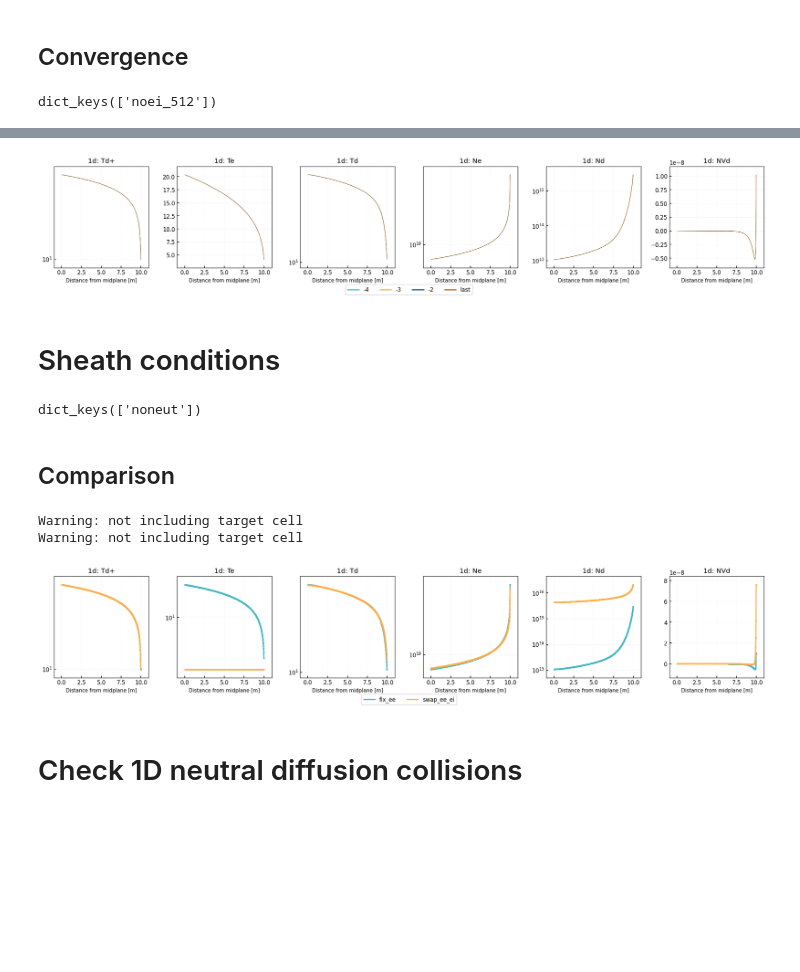
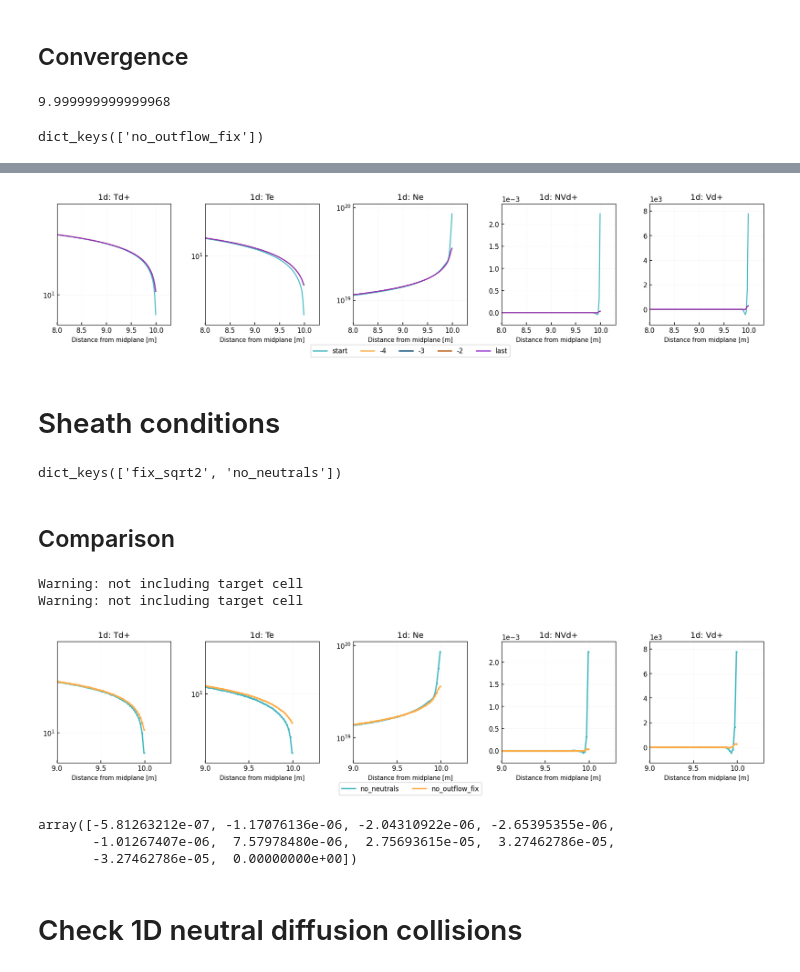
Before and after one commit to mikekryjak/notebooks, a Jupyter notebook: 131/131-2023-12-13 - selective_collisions dev.ipynb, the cells around one changed output, grey strips where cells are left out. Cells and saved outputs as stored; diff of their text form; code cells hidden in the pictures; blank space fills up the shorter version.

```diff
--- a/131/131-2023-12-13 - selective_collisions dev.ipynb
+++ b/131/131-2023-12-13 - selective_collisions dev.ipynb
@@ -56,28 +54,21 @@ db = CaseDB(
     )
 
 toload = [
-    # dict(name="master_base", id="sc3b-master_allcollisions_base", unnormalise_geom = True, use_xhermes = True),
-    # dict(name="base_visc", id="sc3c-master_allcolls_visc", unnormalise_geom = True, use_xhermes = True),
-    # dict(name="base_diff", id="sc4-3_selcoll_legacyon", unnormalise_geom = True, use_xhermes = True),
-    # dict(name="test", id="sc5-4_neut_diff_legacyoff", unnormalise_geom = True, use_xhermes = True),
-    # dict(name="master_base_nocx", id="sc3bc-nocx", unnormalise_geom = True, use_xhermes = True),
-    # dict(name="master_base_lesscoll", id="sc3bd-lesscoll", unnormalise_geom = True, use_xhermes = True),
-    # dict(name="all_legacyon", id="sc7-selcoll_condviscdiff_legon", unnormalise_geom = True, use_xhermes = True),
-    # dict(name="legacyoff_neut", id="sc7b-neutdiff_legacyoff", unnormalise_geom = True, use_xhermes = True),
-    # dict(name="legacyoff_neutcond", id="sc7c-diff_cond_legacyoff", unnormalise_geom = True, use_xhermes = True),
-    # dict(name="legacyoff_ii_ei", id="sc7cb-ions_ii_electrons_ei_only", unnormalise_geom = True, use_xhermes = True),
-    # dict(name="legacyoff_ii_ee", id="sc7cc-ions_ii_electrons_ee_only", unnormalise_geom = True, use_xhermes = True),
-    # dict(name="no_ndiff_noparcond", id="sc7cd-no_perpdiff_no_parcond", unnormalise_geom = True, use_xhermes = True),
     # dict(name="noneut", id="sc9a-ions_electrons_only", unnormalise_geom = True, use_xhermes = True, guard_replace = False),
     # dict(name="noei_cvode", id="sc9ab-no_ei", unnormalise_geom = True, use_xhermes = True, guard_replace = False),
     # dict(name="noei_beuler", id="sc9abx2-no_ei_beuler", unnormalise_geom = True, use_xhermes = True, guard_replace = False),
     # dict(name="noei_512", id="sc10-no_ei_512cells", unnormalise_geom = True, use_xhermes = True, guard_replace = False),
     # dict(name="noei_512_eiswap", id="sc10b-swap_ei_ee", unnormalise_geom = True, use_xhermes = True, guard_replace = False),
-    dict(name="fix_ee", id="sc10b-fix_ee_braginskii", unnormalise_geom = True, use_xhermes = True, guard_replace = False),
-    dict(name="swap_ee_ei", id="sc10c-swap_ee_ei", unnormalise_geom = True, use_xhermes = True, guard_replace = False),
+    # dict(name="fix_ee", id="sc10b-fix_ee_braginskii", unnormalise_geom = True, use_xhermes = True, guard_replace = False),
+    # dict(name="swap_ee_ei", id="sc10c-swap_ee_ei", unnormalise_geom = True, use_xhermes = True, guard_replace = False),
+    # dict(name="fix_sqrt2", id="sc10d-fix_ee_kappa_sqrt2", unnormalise_geom = True, use_xhermes = True, guard_replace = False),
+    dict(name="no_neutrals", id="sc10e-no_neutrals", unnormalise_geom = True, use_xhermes = True, guard_replace = False),
+    # dict(name="no_outflow", id="sc10f-also_no_outflow", unnormalise_geom = True, use_xhermes = True, guard_replace = False),
+    dict(name="no_outflow_fix", id="sc10g-fix_nooutflow_bc", unnormalise_geom = True, use_xhermes = True, guard_replace = False),
 
 ]
 
 for case in toload:
     cs[case["name"]] = Load.case_1D(db.casepaths[case["id"]], guard_replace = case["guard_replace"])
+    cs[case["name"]].ds.load()
 # %% [output]
@@ -90,13 +94,17 @@ Unnormalising with xHermes
+# %%
+(pos[-3] + pos[-2]) / 2
+# %% [output]
+9.999999999999968
 # %%
 cs.keys()
 # %% [output]
-dict_keys(['noei_512'])
+dict_keys(['no_outflow_fix'])
 # %%
-case = "noei_512"
+case = "no_outflow_fix"
 
 lineplot(
     {
-        # "start":cs[case].ds.isel(t=0),
+        "start":cs[case].ds.isel(t=0),
         "-4":cs[case].ds.isel(t=-4),
         "-3":cs[case].ds.isel(t=-3),
         "-2":cs[case].ds.isel(t=-2),
@@ -104,11 +112,11 @@ lineplot(
 
     },
     clean_guards = True,
-    params = ["Td+", "Te", "Td", "Ne", "Nd", "NVd"],
+    params = ["Td+", "Te", "Ne", "NVd+", "Vd+"],
     regions = ["1d"],
-    lw = 0.5,
-    markersize = 0
-    # xlims=(8,10.3)
+    lw = 1.5,
+    markersize = 0,
+    xlims=(8,10.3)
 )
 # %% [output]
 Warning: not including target cell
@@ -118,4 +127,4 @@ Warning: not including target cell
-[figure, old version]
+[figure, new version]
 # %% [markdown]
 # Sheath conditions
 # %%
@@ -185,7 +194,7 @@ ds["pos"].attrs.update(attrs)
 # %%
 cs.keys()
 # %% [output]
-dict_keys(['noneut'])
+dict_keys(['fix_sqrt2', 'no_neutrals'])
 # %% [markdown]
 ## Comparison
 # %%
@@ -199,14 +208,23 @@ for name in cs:
 lineplot(
     toplot,
     clean_guards = True,
-    params = ["Td+", "Te", "Td", "Ne", "Nd", "NVd"],
+    logscale = True,
+    params = ["Td+", "Te", "Ne", "NVd+", "Vd+"],
     regions = ["1d"],
-    # xlims=(5,10.3)
+    xlims=(9,10.3)
 )
 # %% [output]
 Warning: not including target cell
 Warning: not including target cell
-[figure, old version]
+[figure, new version]
+# %%
+cs.keys()
+ds = cs["no_outflow_fix"].ds.isel(t=-1)
+ds["NVd+"].values[-10:]
+# %% [output]
+array([-5.81263212e-07, -1.17076136e-06, -2.04310922e-06, -2.65395355e-06,
+       -1.01267407e-06,  7.57978480e-06,  2.75693615e-05,  3.27462786e-05,
+       -3.27462786e-05,  0.00000000e+00])
 # %% [markdown]
 # Check 1D neutral diffusion collisions
 # %% [markdown]
```
Also changed, not shown: parts of 12 cells of this notebook, 23 other files.
